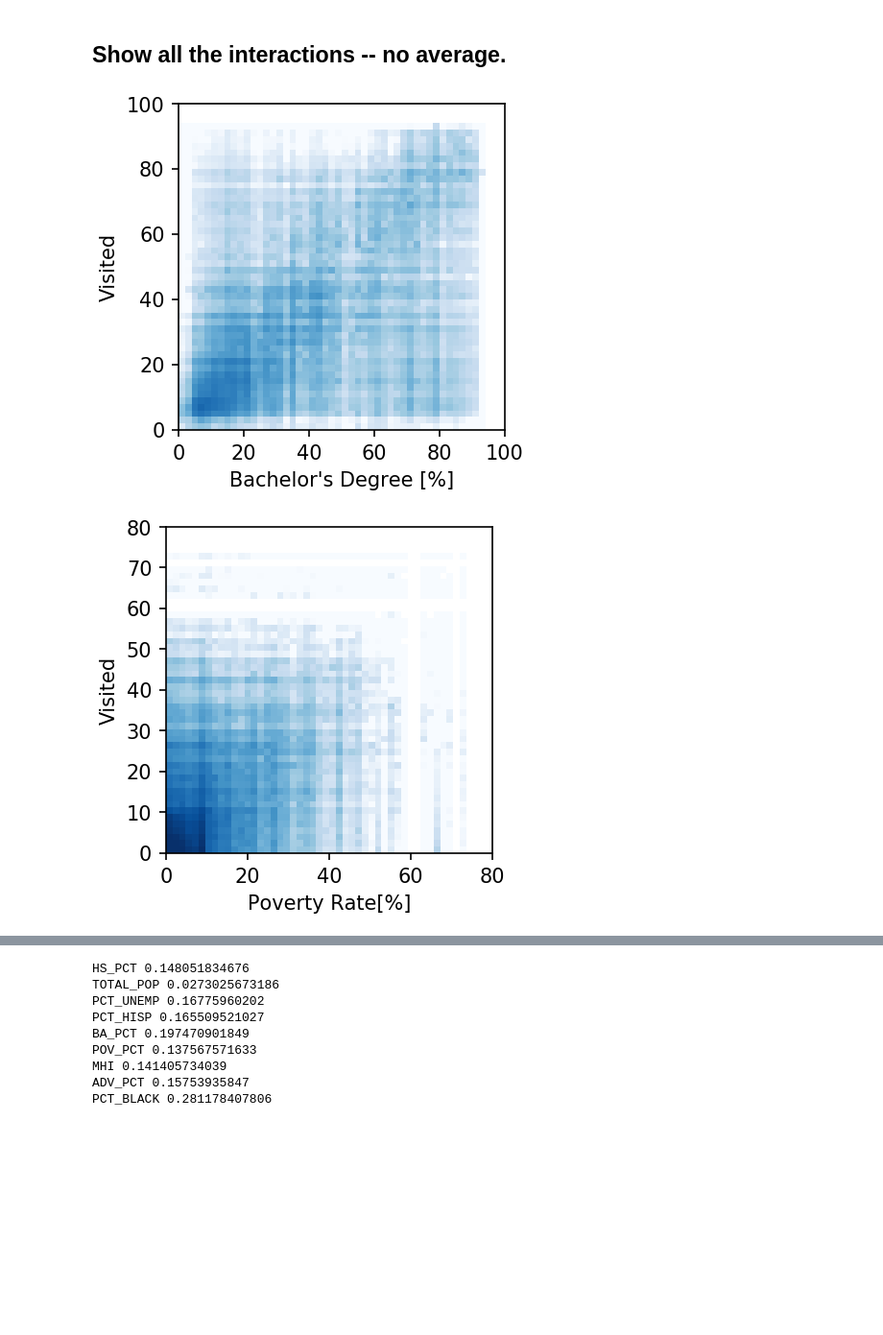
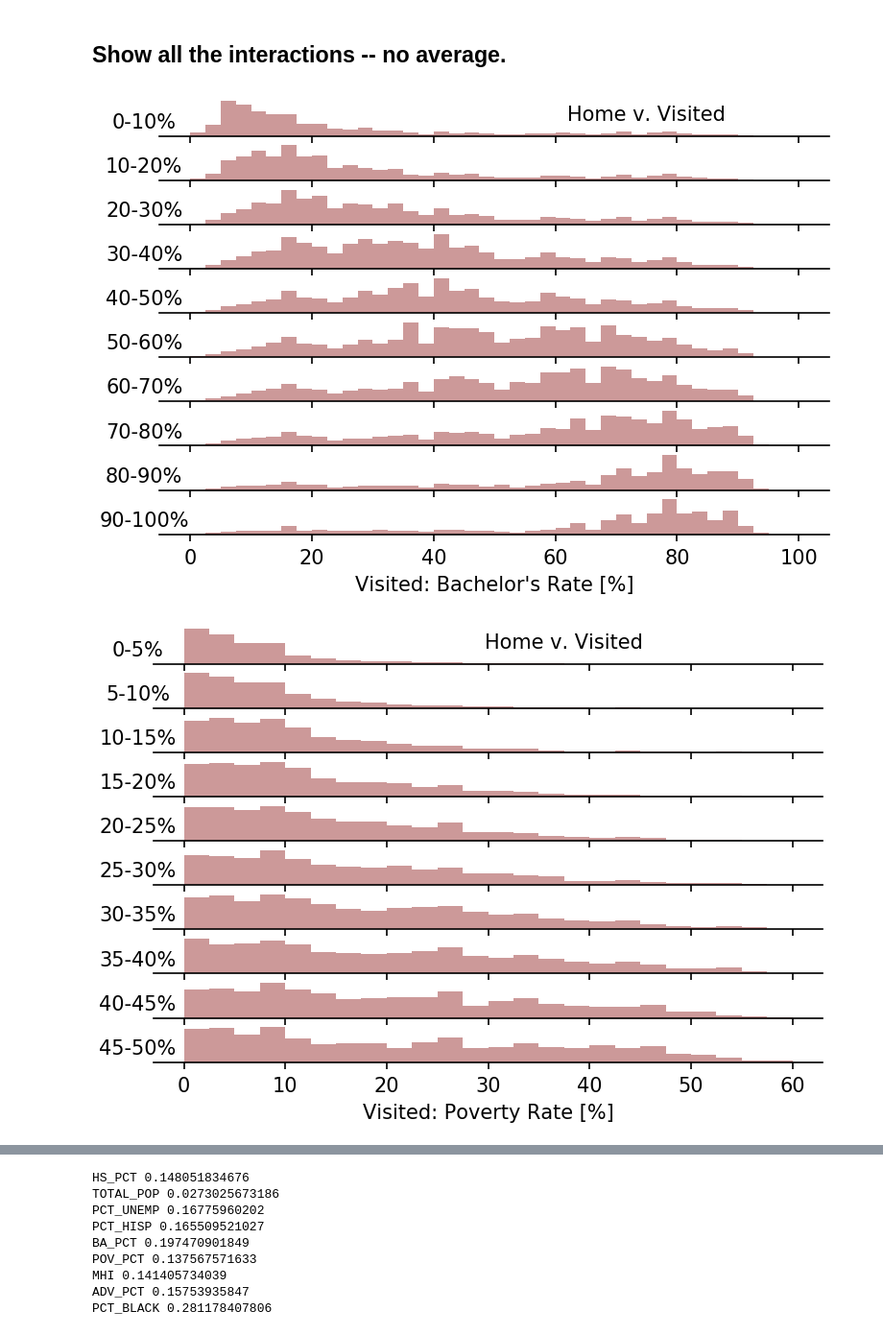
Before and after one commit to JamesSaxon/data, a Jupyter notebook: traces/population_comparisons.ipynb, the cells around one changed output, grey strips where cells are left out. Shown at 96% size. Cells and saved outputs as stored; diff of their text form; code cells hidden in the pictures; blank space fills up the shorter version.

```diff
--- a/traces/population_comparisons.ipynb
+++ b/traces/population_comparisons.ipynb
@@ -83,6 +83,10 @@ df["MHI"] /= 1e3
 
 df["GEOID"] = df["state"] * 1000000000 + df["county"] * 1000000 + df["tract"]
 df.set_index("GEOID", inplace = True)
+df.index.name = "GEOID"
+
+df.to_csv("ana_data/chicago_base_vars.csv")
+
 data = df.loc[mtraces.index]
 data.index.name = "GEOID"
 # %% [output]
@@ -121,30 +125,31 @@ traces = traces[traces.W > 0]
 cross = pd.merge(traces, data[census_vals].reset_index(), left_on = "h", right_on = "GEOID").drop("GEOID", axis = 1)
 cross = pd.merge(cross,  data[census_vals].reset_index(), left_on = "o", right_on = "GEOID", suffixes = ["", "_o"]).drop("GEOID", axis = 1)
 cross["WP"] = cross["W"] * cross["TOTAL_POP"]
-# %%
-from matplotlib.colors import LogNorm
-
-if 1:
-
-    for k, v in {"POV_PCT" : "Poverty Rate[%]",
-                 "BA_PCT"  : "Bachelor's Degree [%]"}.items():
-
-        maxi = 80 if k == "POV_PCT" else 100
-
-        H, xedges, yedges = np.histogram2d(cross[k], cross[k + "_o"], weights = cross["WP"],
-                                   bins = 50, range = [[0, maxi], [0, maxi]], normed = True)
-
-        fig, ax = plt.subplots(figsize=(3, 3))
-        ax.imshow(H, interpolation='nearest', origin='low', cmap = "Blues",
-                  norm = LogNorm(vmin = 1e-5, vmax = 5e-3),
-                  extent=[xedges[0], xedges[-1], yedges[0], yedges[-1]])
-
-        ax.set_xlabel(v)
-        ax.set_ylabel("Visited")
-
-        ax.figure.savefig("figs/cross_{}.png".format(k))
-
-        # plt.close("all")
-# %% [output]
-[figure, removed]
-[figure, removed]
+# %%
+for k, l, N, S, M in [["BA_PCT", "Bachelor's Rate [%]", 10, 10, 100],
+                      ["POV_PCT", "Poverty Rate [%]", 10, 5, 60]]:
+
+    fig, ax = plt.subplots(N, 1)
+
+    for a0 in range(N):
+
+        cross[(cross[k] // S) == a0][k + "_o"].hist(bins = np.arange(0, M + 1, 2.5),
+                                                     weights = cross[(cross[k] // S) == a0]["WP"],
+                                                     ax = ax[a0], normed = True, color = "maroon", alpha = 0.4)
+        ax[a0].spines['left'].set_visible(False)
+        ax[a0].spines['right'].set_visible(False)
+        ax[a0].spines['top'].set_visible(False)
+        # ax[a0].set_ylabel("Decile " + str(a0+1), rotation = 0, labelpad=20)
+        ax[a0].set_yticks([])
+        ax[a0].grid(False)
+
+        ax[a0].annotate("{}-{}%".format(a0*S, (a0+1)*S), xy = (0, 0), ha = "center",
+                       textcoords = "offset points", xytext = (-23, 4))
+
+
+    ax[0].annotate("Home v. Visited", xy = (0.75 * (N*S), 0), ha = "center",
+                   textcoords = "offset points", xytext = (0, 8))
+    ax[a0].set_xlabel("Visited: " + l)
+# %% [output]
+[figure, added]
+[figure, added]
```
Also changed, not shown: parts of 1 cell of this notebook, 1 other file.
